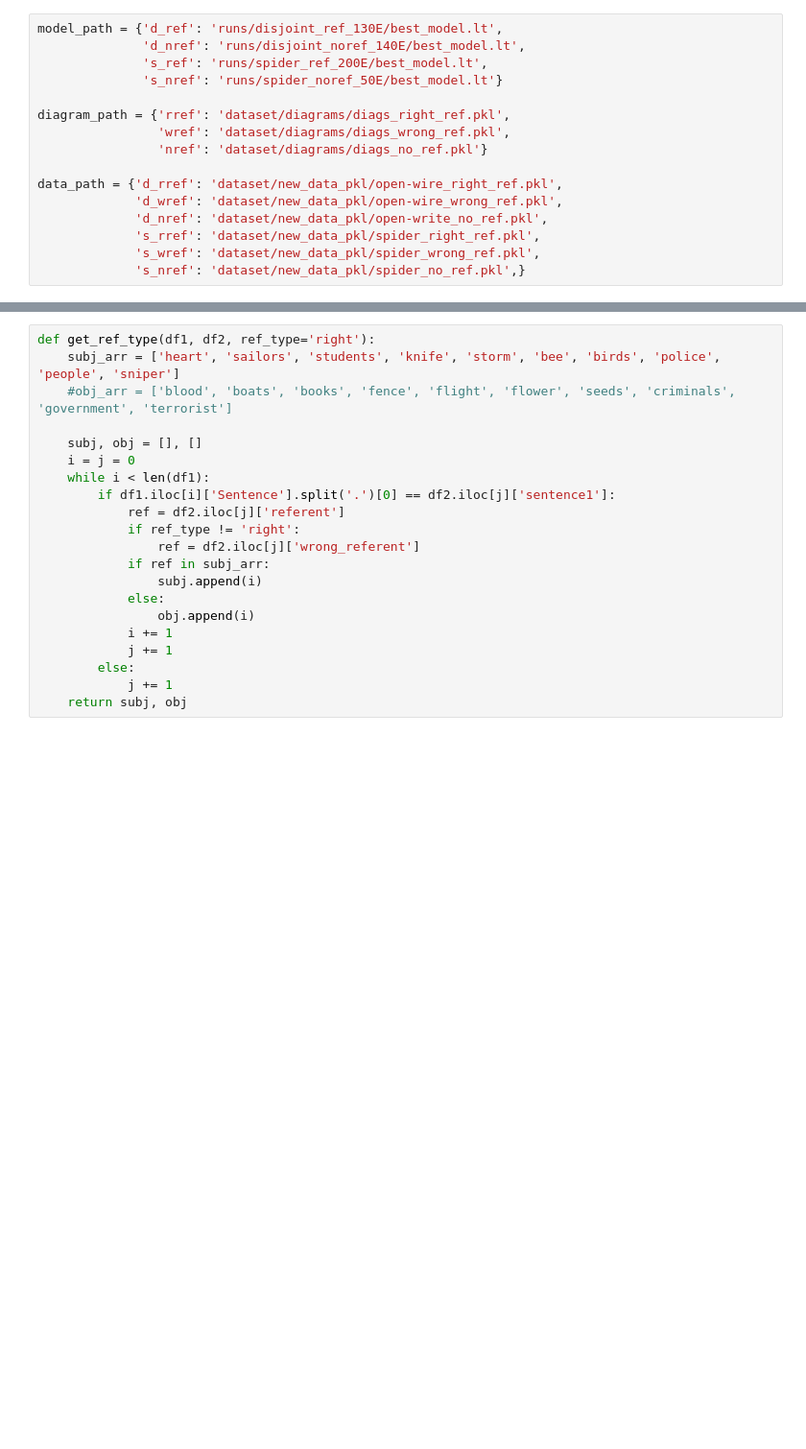
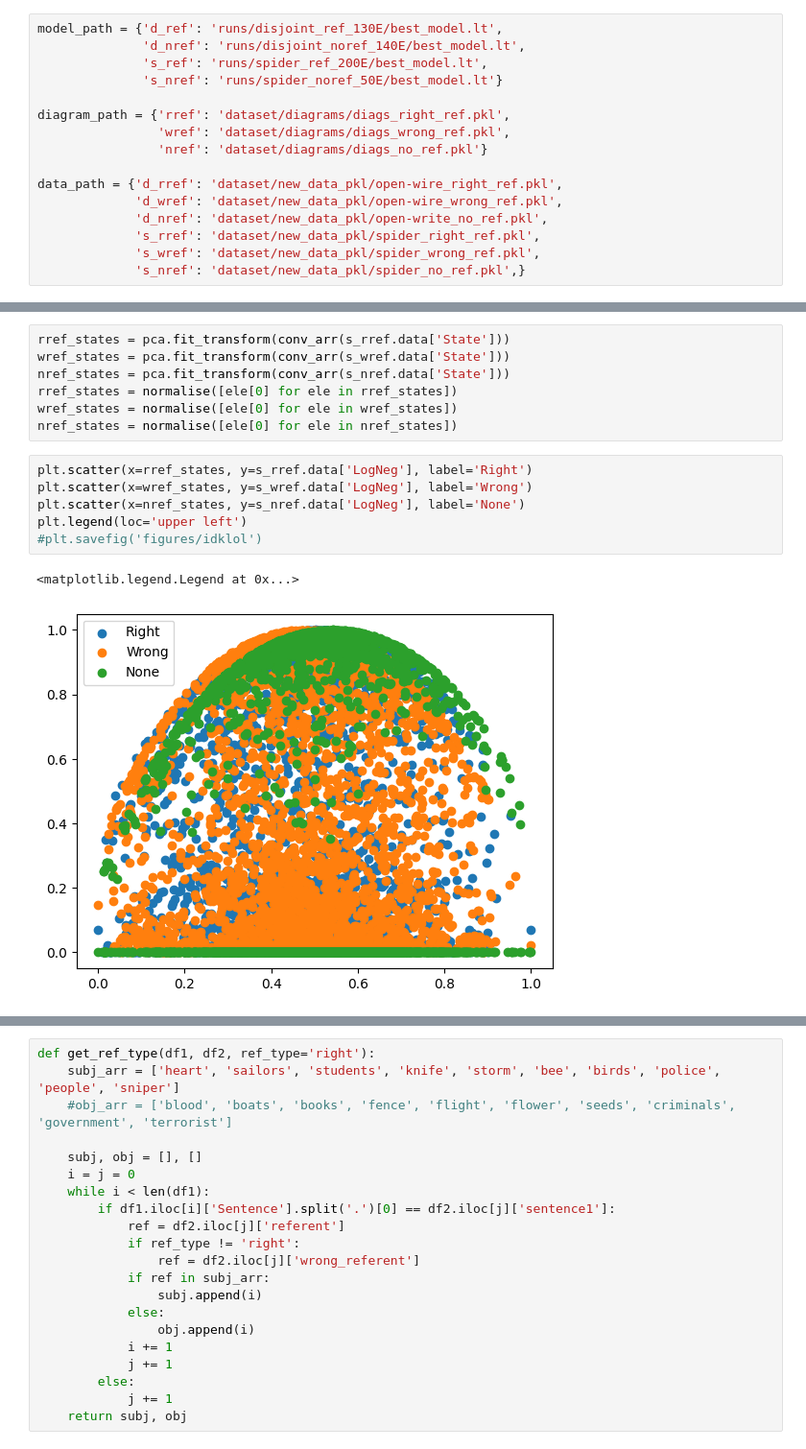
Before and after one commit to TilenLS/qnlp, a Jupyter notebook: main.ipynb, the cells around one changed output, grey strips where cells are left out. Shown at 96% size. Cells and saved outputs as stored; diff of their text form; blank space fills up the shorter version.

```diff
--- a/main.ipynb
+++ b/main.ipynb
@@ -69,0 +115,16 @@ df = pd.read_csv('dataset/original_data/test.csv')
+# %%
+rref_states = pca.fit_transform(conv_arr(s_rref.data['State']))
+wref_states = pca.fit_transform(conv_arr(s_wref.data['State']))
+nref_states = pca.fit_transform(conv_arr(s_nref.data['State']))
+rref_states = normalise([ele[0] for ele in rref_states])
+wref_states = normalise([ele[0] for ele in wref_states])
+nref_states = normalise([ele[0] for ele in nref_states])
+# %%
+plt.scatter(x=rref_states, y=s_rref.data['LogNeg'], label='Right')
+plt.scatter(x=wref_states, y=s_wref.data['LogNeg'], label='Wrong')
+plt.scatter(x=nref_states, y=s_nref.data['LogNeg'], label='None')
+plt.legend(loc='upper left')
+#plt.savefig('figures/idklol')
+# %% [output]
+<matplotlib.legend.Legend at 0x...>
+[figure, added]
```
Also changed, not shown: parts of 34 cells of this notebook, 11 other files.
